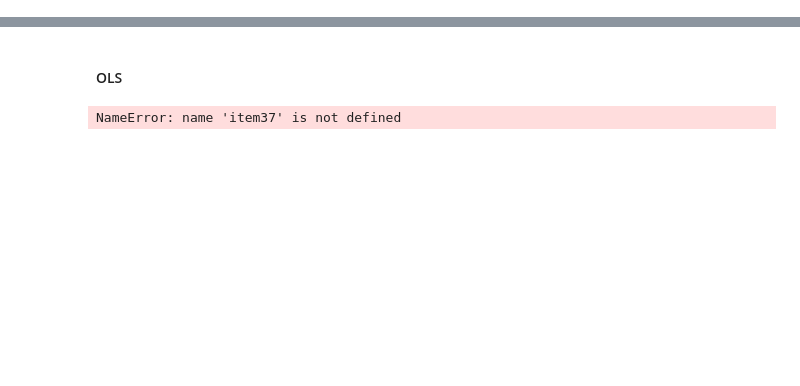
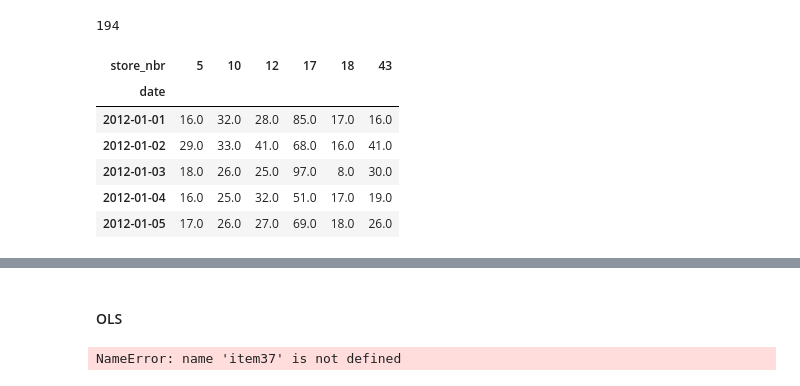
Before and after one commit to MaengHyoyeol/temp_repo, a Jupyter notebook: team_project/ARMA.ipynb, the cells around one changed output, grey strips where cells are left out. Saved outputs shown, nothing was run; the diff lists cells and outputs as text; code cells hidden in the pictures; blank space fills up the shorter version.

```diff
--- a/team_project/ARMA.ipynb
+++ b/team_project/ARMA.ipynb
@@ -129,4 +142,18 @@ data37.tail()
 # %%
-p = data_t.pivot(index = "date", columns = "store_nbr", values = "units").astype(float)
+p = data37.pivot(index = "date", columns = "store_nbr", values = "units").astype(float)
+# %%
+16+32+28+85+17+16
+# %% [output]
+194
+# %%
+p.head()
+# %% [output]
+| store_nbr | 5 | 10 | 12 | 17 | 18 | 43 |
+| date |  |  |  |  |  |  |
+| 2012-01-01 | 16.0 | 32.0 | 28.0 | 85.0 | 17.0 | 16.0 |
+| 2012-01-02 | 29.0 | 33.0 | 41.0 | 68.0 | 16.0 | 41.0 |
+| 2012-01-03 | 18.0 | 26.0 | 25.0 | 97.0 | 8.0 | 30.0 |
+| 2012-01-04 | 16.0 | 25.0 | 32.0 | 51.0 | 17.0 | 19.0 |
+| 2012-01-05 | 17.0 | 26.0 | 27.0 | 69.0 | 18.0 | 26.0 |
 # %%
 p.values.astype(float)
```
Also changed, not shown: parts of 24 cells of this notebook, 5 other files.
